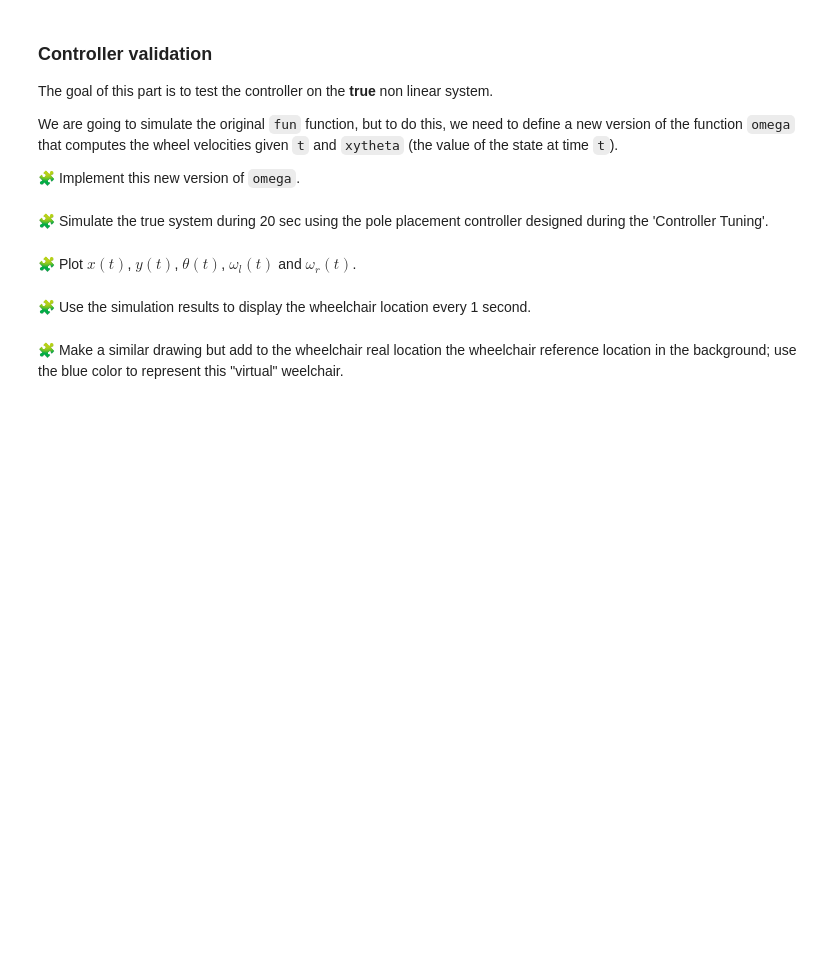
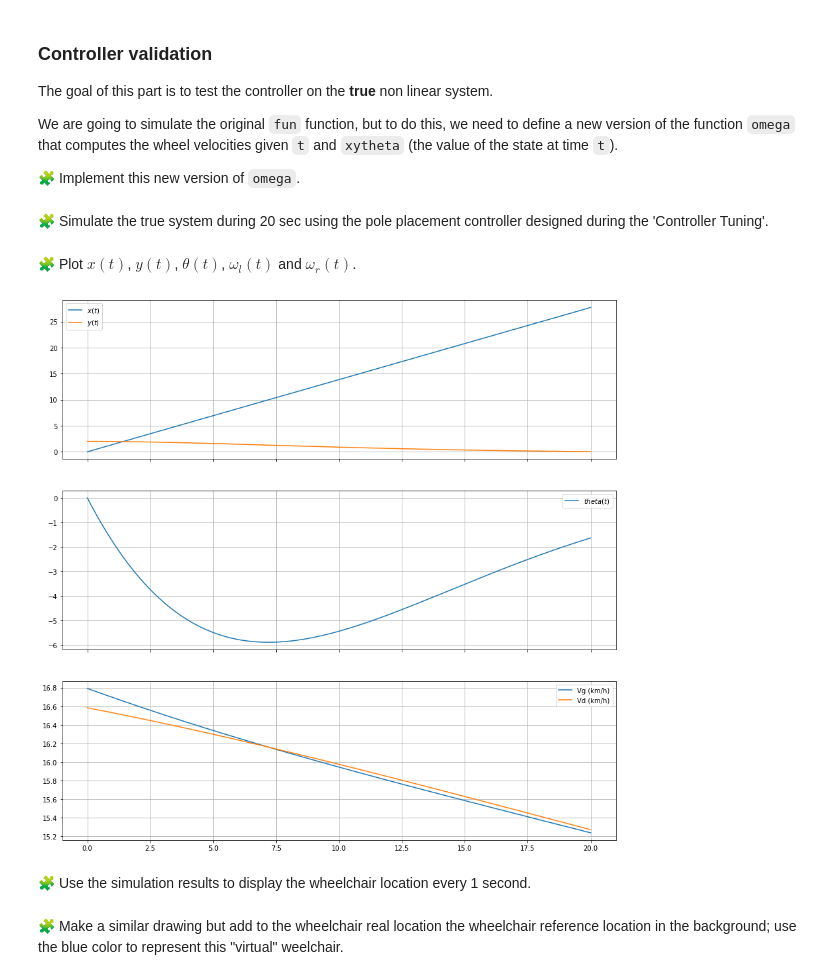
Before and after one commit to wish949/control-engineering-with-python-project-2022-2023, a Jupyter notebook: Project-3.ipynb, the cells around one changed output. Drawn from its saved outputs; the diff is of its cells as text; code cells hidden in the pictures; blank space fills up the shorter version.

```diff
--- a/Project-3.ipynb
+++ b/Project-3.ipynb
@@ -874,3 +873,35 @@ pass
+# %%
+tf = 20
+r = solve_ivp(fun=lin_fun, t_span=[0, tf], y0=[0, 2, 0], dense_output=True, rtol=1e-6, atol=1e-12)
+
+
+t = linspace(0.0, tf, 1000)
+x, y, theta = r0["sol"](t)
+
+fig, (ax1, ax2, ax3) = subplots(3, 1, sharex=True, figsize=(15, 15))
+
+ax1.grid(True)
+ax1.plot(t, x, label="$x(t)$")
+ax1.plot(t, y, label="$y(t)$")
+ax1.legend()
+
+ax2.grid(True)
+ax2.plot(t, theta * 180 / pi, label=r"$theta(t)$")
+ax2.legend()
+
+dX = r["sol"](t)
+
+dOmega= -K@r0["sol"](t)
+
+omega_l, omega_r = dOmega[0, :] + v / Rw, dOmega[1, :] + v / Rw
+
+
+ax3.plot(t, (omega_l) * 3.6, label=r"Vg (km/h)")
+ax3.plot(t, (omega_r) * 3.6, label=r"Vd (km/h)")
+ax3.legend()
+ax3.grid()
+# %% [output]
+[figure, added]
 # %% [markdown]
 🧩 Use the simulation results to display the wheelchair location every 1 second.
 # %%
```
Also changed, not shown: parts of 2 cells of this notebook.
